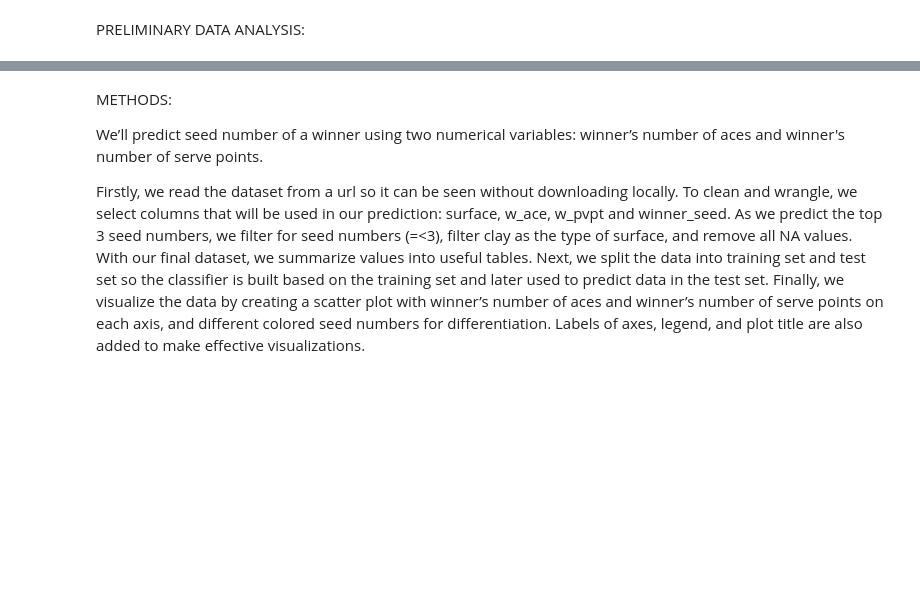
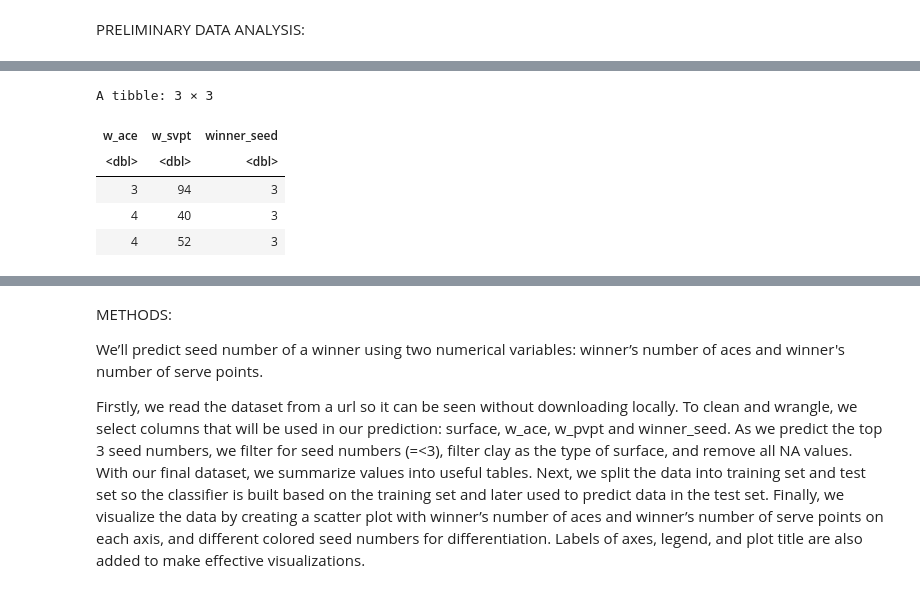
Before and after one commit to Caseyxyq/Dsci100_group44, a Jupyter notebook: group proposal-2.ipynb, the cells around one changed output, grey strips where cells are left out. Saved outputs shown, nothing was run; the diff lists cells and outputs as text; code cells hidden in the pictures; blank space fills up the shorter version.

```diff
--- a/group proposal-2.ipynb
+++ b/group proposal-2.ipynb
@@ -156,0 +50,8 @@ A tibble: 1 × 2
+# %%
+filtered_selected_columns <- atp_data |>
+    # convert the character winner_seed variable to the numeric datatype so it can be filtered
+    mutate(winner_seed = as.numeric(winner_seed)) |>
+    filter(surface == "Clay", winner_seed <= 3.00) |>
+    select(w_ace, w_svpt, winner_seed)
+head(filtered_selected_columns, n = 3)
+# %% [output]
@@ -156,0 +63,6 @@ A tibble: 1 × 2
+A tibble: 3 × 3
+| w_ace | w_svpt | winner_seed |
+| <dbl> | <dbl> | <dbl> |
+| 3 | 94 | 3 |
+| 4 | 40 | 3 |
+| 4 | 52 | 3 |
```
Also changed, not shown: parts of 19 cells of this notebook.
